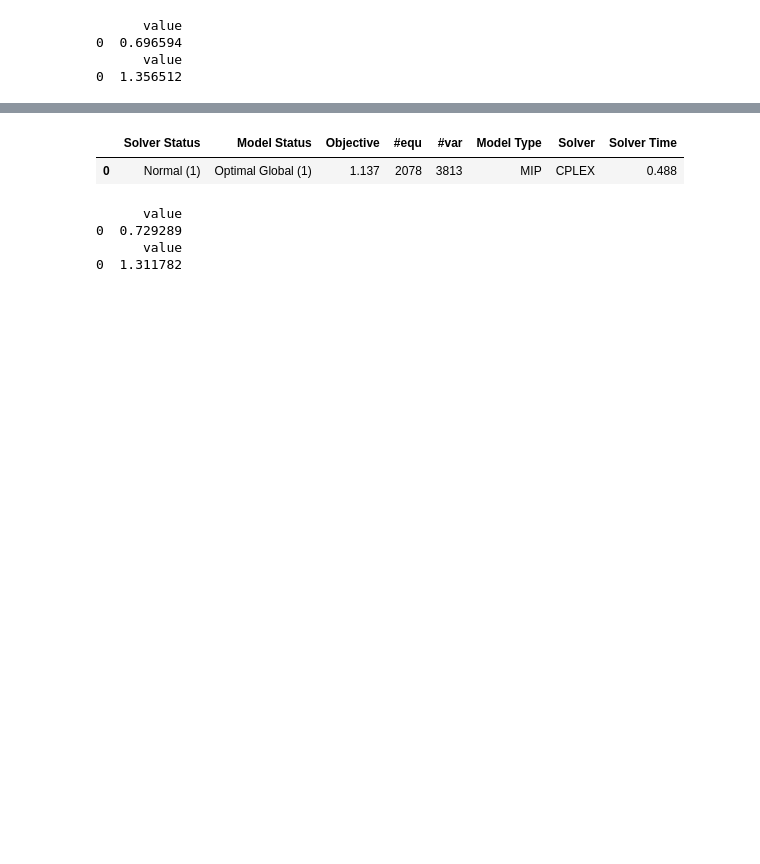
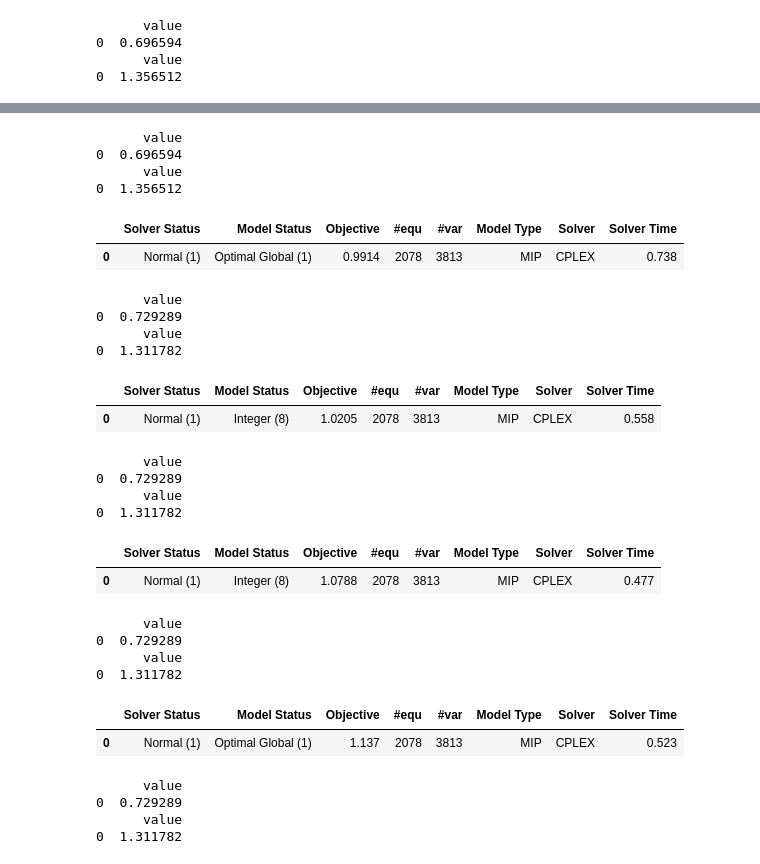
Before and after one commit to soCromp/apartment-optimization, a Jupyter notebook: apartments_1pm.ipynb, the cells around one changed output, grey strips where cells are left out. Saved outputs shown, nothing was run; the diff lists cells and outputs as text; code cells hidden in the pictures; blank space fills up the shorter version.

```diff
--- a/apartments_1pm.ipynb
+++ b/apartments_1pm.ipynb
@@ -760,11 +710,81 @@ print(maxdis_80)
+# %%
+%gams_pull -d avgdis_60
+%gams_pull -d maxdis_60
+print(avgdis_60)
+print(maxdis_60)
+# %% [output]
+      value
+0  0.696594
+      value
+0  1.356512
+# %%
+%%gams
+lambda=.55;
+solve tra_model using mip min cdis;
+parameter avgdis_55, maxdis_55;
+avgdis_55 = avgdis.l;
+maxdis_55 = maxdis.l;
+# %% [output]
+|  | Solver Status | Model Status | Objective | #equ | #var | Model Type | Solver | Solver Time |
+| 0 | Normal (1) | Optimal Global (1) | 0.9914 | 2078 | 3813 | MIP | CPLEX | 0.738 |
+# %%
+%gams_pull -d avgdis_55
+%gams_pull -d maxdis_55
+print(avgdis_55)
+print(maxdis_55)
+# %% [output]
+      value
+0  0.729289
+      value
+0  1.311782
+# %%
+%%gams
+lambda=.5;
+solve tra_model using mip min cdis;
+parameter avgdis_50, maxdis_50;
+avgdis_50 = avgdis.l;
+maxdis_50 = maxdis.l;
+# %% [output]
+|  | Solver Status | Model Status | Objective | #equ | #var | Model Type | Solver | Solver Time |
+| 0 | Normal (1) | Integer (8) | 1.0205 | 2078 | 3813 | MIP | CPLEX | 0.558 |
+# %%
+%gams_pull -d avgdis_50
+%gams_pull -d maxdis_50
+print(avgdis_50)
+print(maxdis_50)
+# %% [output]
+      value
+0  0.729289
+      value
+0  1.311782
+# %%
+%%gams
+lambda=.40;
+solve tra_model using mip min cdis;
+parameter avgdis_40, maxdis_40;
+avgdis_40 = avgdis.l;
+maxdis_40 = maxdis.l;
+# %% [output]
+|  | Solver Status | Model Status | Objective | #equ | #var | Model Type | Solver | Solver Time |
+| 0 | Normal (1) | Integer (8) | 1.0788 | 2078 | 3813 | MIP | CPLEX | 0.477 |
+# %%
+%gams_pull -d avgdis_40
+%gams_pull -d maxdis_40
+print(avgdis_40)
+print(maxdis_40)
+# %% [output]
+      value
+0  0.729289
+      value
+0  1.311782
 # %%
 %%gams
 lambda=.3;
 solve tra_model using mip min cdis;
-parameter avgdis_3, maxdis_3;
-avgdis_3 = avgdis.l;
-maxdis_3 = maxdis.l;
+parameter avgdis_30, maxdis_30;
+avgdis_30 = avgdis.l;
+maxdis_30 = maxdis.l;
 # %% [output]
 |  | Solver Status | Model Status | Objective | #equ | #var | Model Type | Solver | Solver Time |
-| 0 | Normal (1) | Optimal Global (1) | 1.137 | 2078 | 3813 | MIP | CPLEX | 0.488 |
+| 0 | Normal (1) | Optimal Global (1) | 1.137 | 2078 | 3813 | MIP | CPLEX | 0.523 |
 # %%
```
Also changed, not shown: parts of 48 cells of this notebook.
